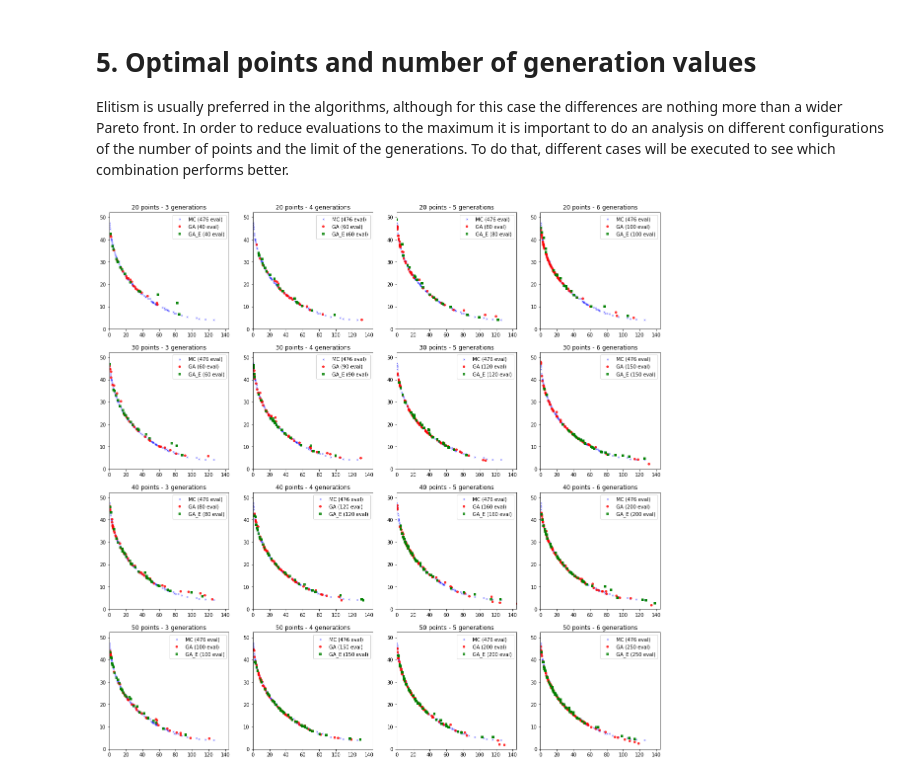
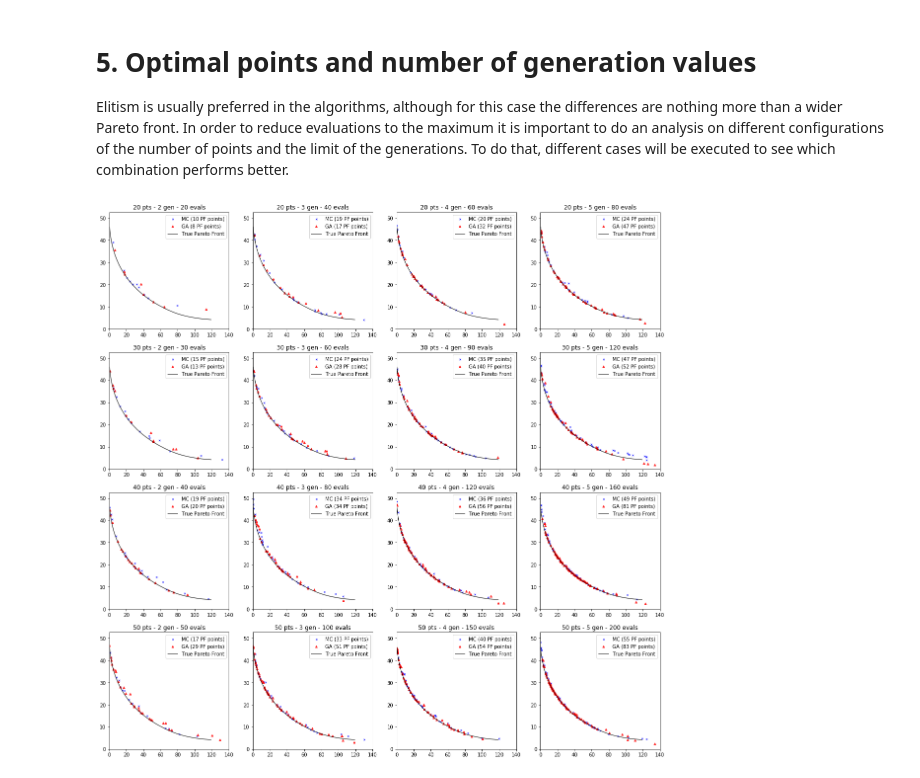
Before and after one commit to jlobatop/GA-CFD-MO, a Jupyter notebook: optimization/multiobjective_MC_GA.ipynb, the cells around one changed output. Drawn from its saved outputs; the diff is of its cells as text; code cells hidden in the pictures.

```diff
--- a/optimization/multiobjective_MC_GA.ipynb
+++ b/optimization/multiobjective_MC_GA.ipynb
@@ -27,6 +28,9 @@ $$
     0 \leq y \leq 3
 \end{array}
 $$
+# %%
+# True Pareto front load from MOEA framework
+TPF = np.genfromtxt('./Binh2.pf')
 # %%
 x = np.linspace(0,5,100)
 y = np.linspace(0,3,100)
@@ -632,34 +712,37 @@ Elitism is usually preferred in the algorithms, although for this case the diffe
 # %%
 fig, ax = plt.subplots(4, 4, figsize=(20,20))
 
 noGApoints = [20,30,40,50]
-genLim = [3,4,5,6]
+genLim = [2,3,4,5]
+
+PFMC_tot = [[0 for x in range(len(noGApoints))] for y in range(len(genLim))]  # pts - genLim - paretoFront data
+PFGA_tot = [[0 for x in range(len(noGApoints))] for y in range(len(genLim))]  # pts - genLim - paretoFront data
+PFpoints = np.zeros((len(noGApoints),len(genLim),2)) # one for MC and another for GA
 
 for i in range(len(noGApoints)):
     for j in range(len(genLim)):
+        # We will use the same number of points for the three cases
+        PF, MC_eval = GAMC(noGApoints[i]*(genLim[j]-1), 0, 5, 0, 3)
         generation, paretoFront, funEval, fitness, GA_eval = GA_multiobjective(noGApoints[i], genLim[j], 0, 5, 0, 3)
-        generationE, paretoFrontE, funEvalE, fitnessE, GA_evalE = GA_multiobjective_elitism(noGApoints[i], genLim[j], 0, 5, 0, 3)
 
         PFf1 = (paretoFront[paretoFront[:,:,0] != 0])[:,0]
         PFf2 = (paretoFront[paretoFront[:,:,0] != 0])[:,1]
         PFx = (paretoFront[paretoFront[:,:,0] != 0])[:,2]
         PFy = (paretoFront[paretoFront[:,:,0] != 0])[:,3]
         PF_GA = skyline(np.array([PFx,PFy]).T,np.array([PFf1,PFf2]).T)
 
-        PFf1E = (paretoFrontE[paretoFrontE[:,:,0] != 0])[:,0]
-        PFf2E = (paretoFrontE[paretoFrontE[:,:,0] != 0])[:,1]
-        PFxE = (paretoFrontE[paretoFrontE[:,:,0] != 0])[:,2]
-        PFyE = (paretoFrontE[paretoFrontE[:,:,0] != 0])[:,3]
-        PF_GAE = skyline(np.array([PFxE,PFyE]).T,np.array([PFf1E,PFf2E]).T)
+        PFMC_tot[i][j] = PF
+        PFGA_tot[i][j] = PF_GA
+        PFpoints[i,j,:] = np.array([len(PF[:,0]),len(PF_GA[:,0])])
 
-        ax[i][j].plot(PF[:,0], PF[:,1],'x',c='b', markersize=3, alpha=0.5, label='MC (%i eval)' %MC_eval)
-        ax[i][j].plot(PF_GA[:,0], PF_GA[:,1],'o',c='r', markersize=4, alpha=0.8, label='GA (%i eval)' %GA_eval)
-        ax[i][j].plot(PF_GAE[:,0], PF_GAE[:,1],'s',c='g', markersize=4, alpha=0.8, label='GA_E (%i eval)' %GA_evalE)
+        ax[i][j].plot(PF[:,0], PF[:,1],'x',c='b', markersize=3, alpha=0.8, label='MC (%i PF points)' %len(PF[:,0]))
+        ax[i][j].plot(PF_GA[:,0], PF_GA[:,1],'^',c='r', markersize=4, alpha=0.8, label='GA (%i PF points)' %len(PF_GA[:,0]))
+        ax[i][j].plot(TPF[np.argsort(TPF[:,0]),0],TPF[np.argsort(TPF[:,0]),1], 'k', linewidth=1,label='True Pareto Front')
         ax[i][j].set_xlim([0, 1.1*max(all_values[:,0])])
         ax[i][j].set_ylim([0, 1.1*max(all_values[:,1])])
-        ax[i][j].set_title('%i points - %i generations' %(noGApoints[i],genLim[j]))
+        ax[i][j].set_title('%i pts - %i gen - %i evals' %(noGApoints[i],genLim[j],GA_eval))
         ax[i][j].legend()
 
-plt.savefig('MC_GA_GAE.png', dpi=100)
+plt.savefig('MC_GA_GAE.png', bbox_inches = 'tight', dpi=100)
 # %% [output]
-[figure, old version]
+[figure, new version]
```
Also changed, not shown: parts of 27 cells of this notebook, 3 other files.
